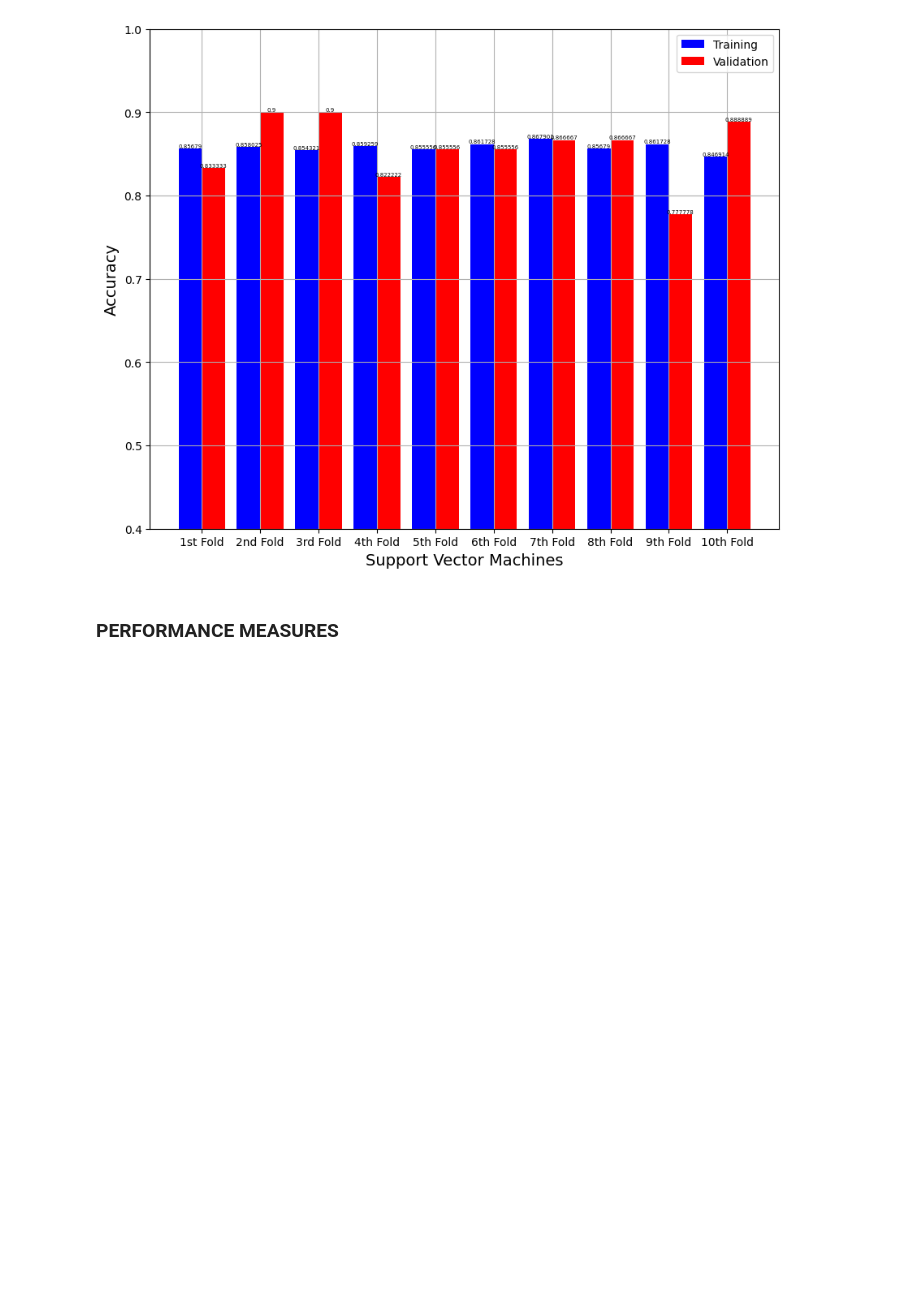
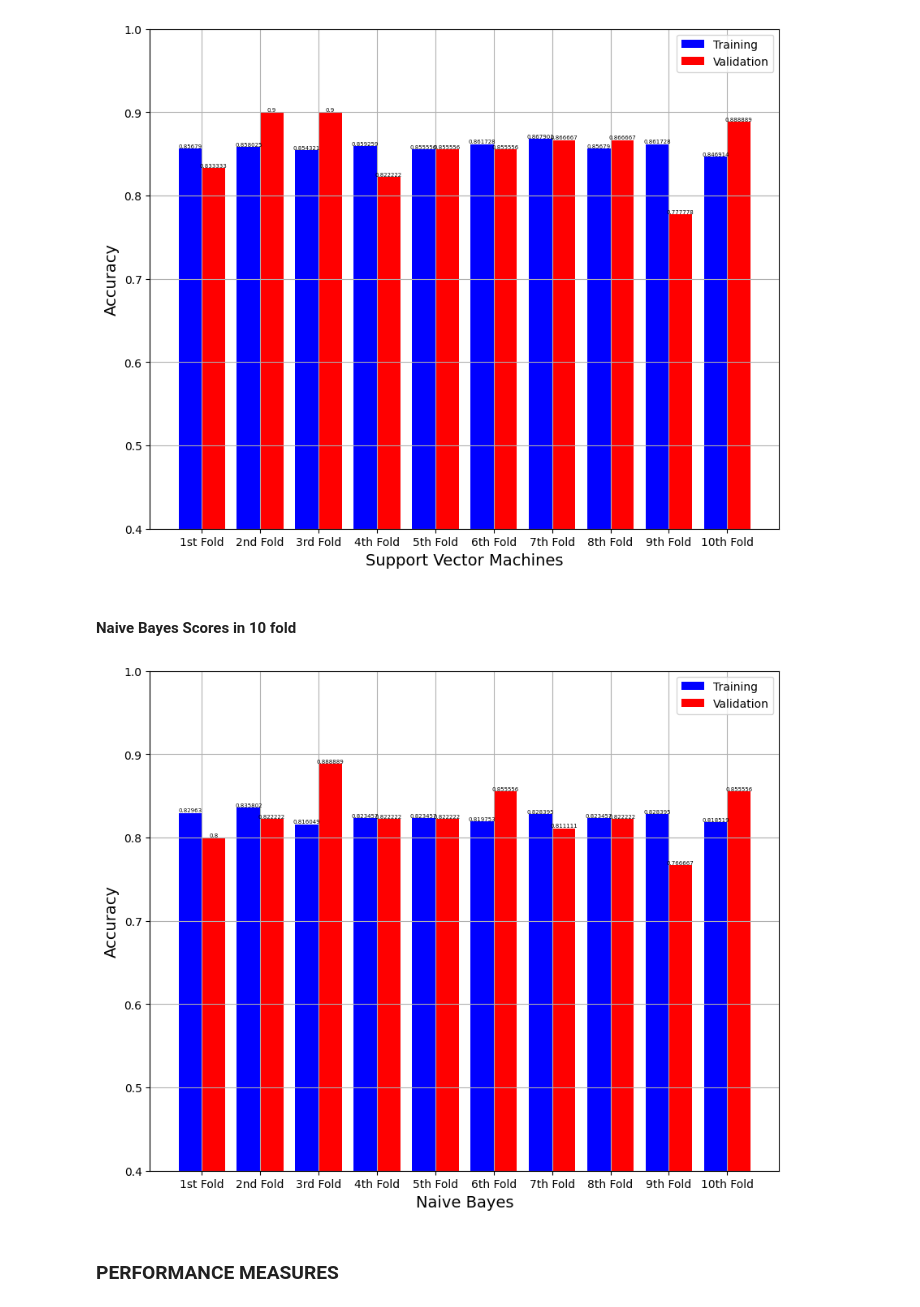
Before and after one commit to glitch0710/predictive-classifiers-mit102, a Jupyter notebook: PREDICTING MODELS - ANDOY, RHOGIEL V. MIT102 PROJECT.ipynb, the cells around one changed output. Cells and saved outputs as stored; diff of their text form; code cells hidden in the pictures; blank space fills up the shorter version.

Commit message:
added stratified k-fold cv and created supporting documents

```diff
--- a/PREDICTING MODELS - ANDOY, RHOGIEL V. MIT102 PROJECT.ipynb
+++ b/PREDICTING MODELS - ANDOY, RHOGIEL V. MIT102 PROJECT.ipynb
@@ -398,6 +426,19 @@ plot_accuracy_result(
 )
 # %% [output]
 [figure]
+# %% [markdown]
+#### Naive Bayes Scores in 10 fold
+# %%
+nb_scores = get_scoreslist_accuracy(nb)
+
+plot_accuracy_result(
+    'Naive Bayes',
+    'Accuracy',
+    nb_scores['Training Accuracy Scores'],
+    nb_scores['Validation Accuracy Scores'],
+)
+# %% [output]
+[figure, added]
 # %% [markdown]
 ### PERFORMANCE MEASURES
 # %%
```
Also changed, not shown: parts of 24 cells of this notebook, 2 other files.
